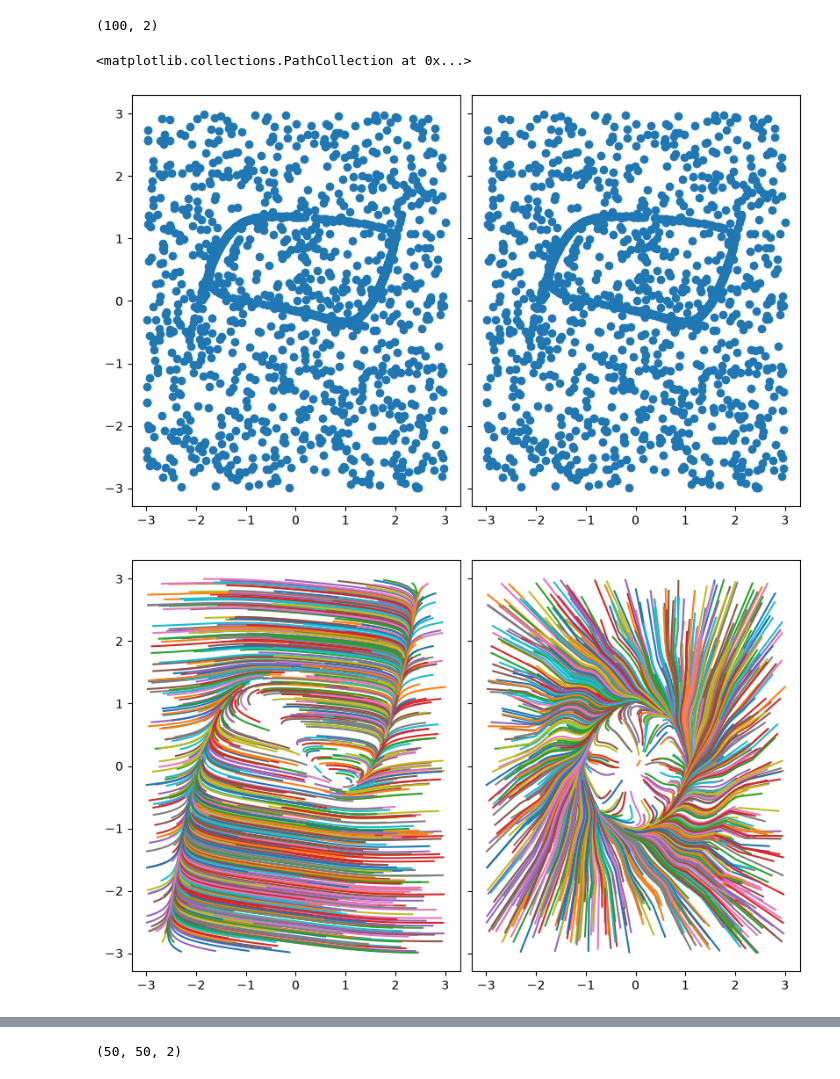
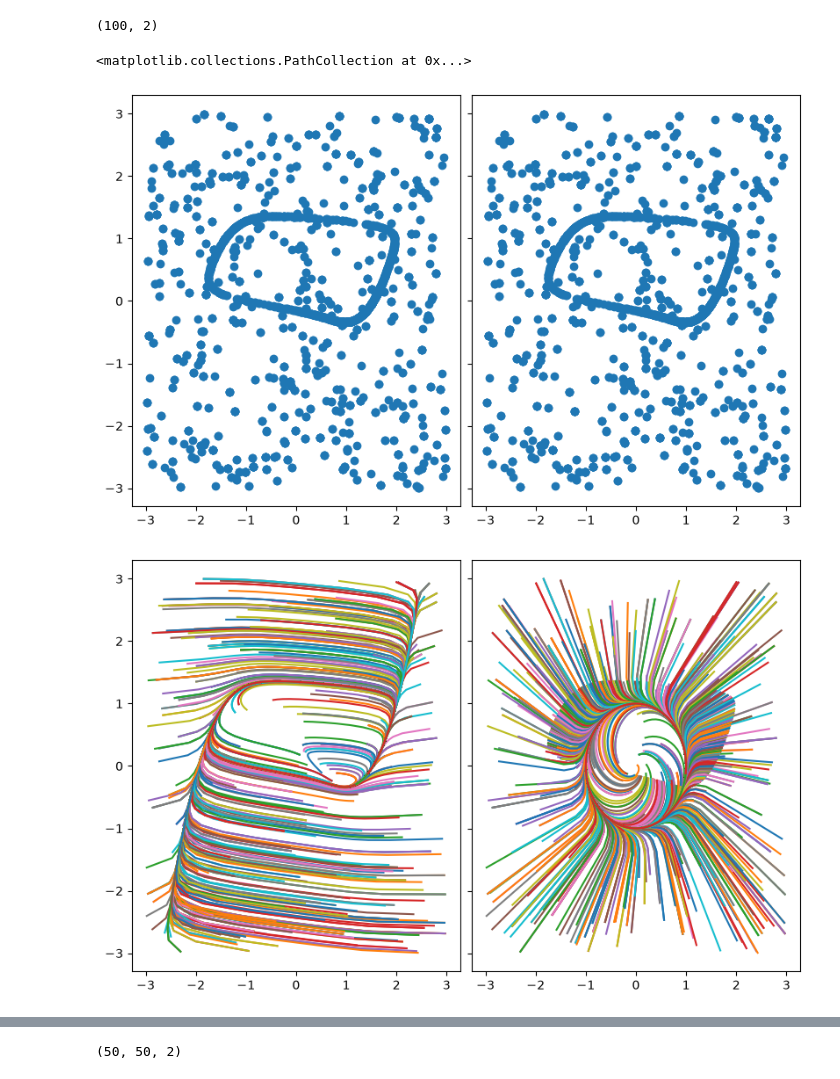
Before and after one commit to Jhko725/deep_isochron, a Jupyter notebook: prototype.ipynb, the cells around one changed output, grey strips where cells are left out. Cells and saved outputs as stored; diff of their text form; code cells hidden in the pictures.

Commit message:
Code reviews done, prototype.ipynb modified and training runs well in the notebook

```diff
--- a/prototype.ipynb
+++ b/prototype.ipynb
@@ -269,0 +126,4 @@ for i in range(0, len(batch1["u"]), 2):
+# %%
+fig, ax = plt.subplots(1, 1, figsize=(4, 4), constrained_layout=True)
+for i in range(0, len(batch["u"]), 2):
+    ax.plot(*batch["u"][i].T)
@@ -269,0 +134,7 @@ for i in range(0, len(batch1["u"]), 2):
+# %%
+# cfg_model = compose("model=conjugacy")["model"]
+cfg_model = compose(
+    "model=conjugacy",
+    "model.inn.coupling.bijection._target_=deep_isochron.model.invertible.CubicBSpline",
+)["model"]
+model = build_model(cfg_model, key=jax.random.key(0))
@@ -281,4 +172,4 @@ u_train.shape
 # %%
-u_pred, y_pred = eqx.filter_vmap(autoencoder, in_axes=(None, 0))(t, u_train[:, 0])
+u_pred, y_pred = eqx.filter_vmap(model, in_axes=(None, 0))(t, u_train[:, 0])
 u_pred.shape
 # %% [output]
@@ -301,7 +192,5 @@ Array(3.99680289e-15, dtype=float64)
 # %%
-batch_pred = eqx.filter_vmap(autoencoder)(batch_combine["t"], batch_combine["u"][:, 0])[
-    0
-]
+batch_pred = eqx.filter_vmap(model)(batch["t"], batch["u"][:, 0])[0]
 # %%
 batch_pred.shape
 # %% [output]
@@ -315,20 +204,20 @@ fig, axes = plt.subplots(
     1, 2, figsize=(8, 5), constrained_layout=True, sharex=True, sharey=True
 )
 
-axes[0].scatter(*batch_combine["u"][:, 0].T)
+axes[0].scatter(*batch["u"][:, 0].T)
 axes[1].scatter(*batch_pred[:, 0].T)
 # %% [output]
 <matplotlib.collections.PathCollection at 0x...>
-[figure, old version]
+[figure, new version]
 # %%
 fig, axes = plt.subplots(
     1, 2, figsize=(8, 5), constrained_layout=True, sharex=True, sharey=True
 )
-for i in range(0, len(batch_combine["u"]), 2):
-    axes[0].plot(*batch_combine["u"][i].T)
+for i in range(0, len(batch["u"]), 2):
+    axes[0].plot(*batch["u"][i].T)
     axes[1].plot(*batch_pred[i].T)
 # axes[0].set_xlim((-3.5, 3.5))
 # axes[0].set_ylim((-3.5, 3.5))
 # %% [output]
-[figure, old version]
+[figure, new version]
 # %%
```
Also changed, not shown: parts of 32 cells of this notebook, 3 other files.
